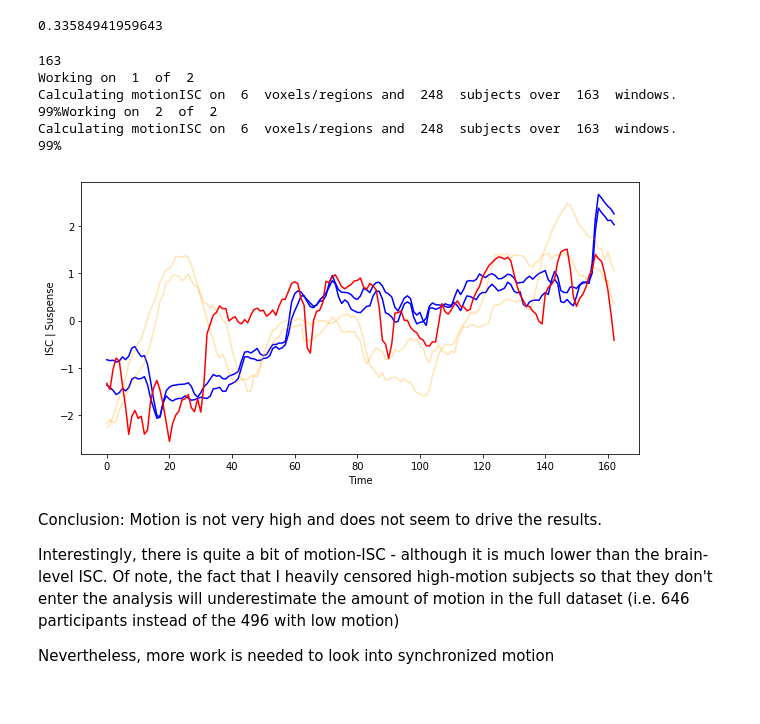
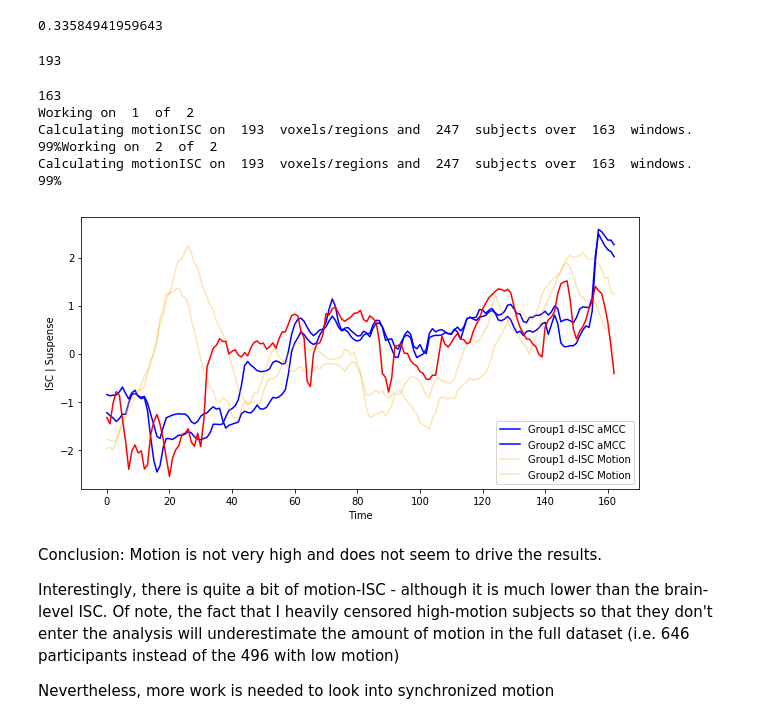
Before and after one commit to nomcomm/CamCanSuspenseISC_JMP, a Jupyter notebook: scripts/Schmaelzle_JMP_04_SupplementaryAnalyses.ipynb, the cells around one changed output. Cells and saved outputs as stored; diff of their text form; code cells hidden in the pictures.

```diff
--- a/scripts/Schmaelzle_JMP_04_SupplementaryAnalyses.ipynb
+++ b/scripts/Schmaelzle_JMP_04_SupplementaryAnalyses.ipynb
@@ -35,7 +36,7 @@ import matplotlib.pyplot as plt
 ### set up files
 # %%
 suspense_file         = '../data/avg_suspense.npy'
-dict_file             = '../data/timeseries_dictionary3.npy'
+dict_file             = '../data/timeseries_dictionary.npy'
 dyn_isc_file          = '../data/dyn_isc_dict.npy'
 shen_dictionary_file  = '../data/shen_dictionary.npy'
 shen_atlas_filename   =  '../data/shen_2mm_268_parcellation.nii'
@@ -63,19 +64,19 @@ n_subjs = len(subjs)
 n_tr, n_regions = read_dictionary[subjs[0]]['funcdata'].shape
 n_tr_rest, n_regions = read_dictionary[subjs[0]]['funcdata_rest'].shape
 
-ts_data = np.zeros((n_regions, n_tr, n_subjs))
-ts_data_undet = np.zeros((n_regions, n_tr, n_subjs))
-motion_data = np.zeros((6, n_tr, n_subjs))
+ts_data = np.zeros((n_tr, n_regions, n_subjs))
+ts_data_undet = np.zeros((n_tr, n_regions,n_subjs))
+motion_data = np.zeros((n_tr, 6, n_subjs))
 
 rest_list = []
 #re-create ts_data
 for curr_sub in range(n_subjs):
     curr_sub_name                = subjs[curr_sub]
-    ts_data[:,:, curr_sub]       = read_dictionary[curr_sub_name]['funcdata'].T
-    ts_data_undet[:,:, curr_sub] = read_dictionary[curr_sub_name]['funcdata_unfilt_undet_stand'].T
-    motion_data[:,:, curr_sub]   = read_dictionary[curr_sub_name]['motion'].T
+    ts_data[:,:, curr_sub]       = read_dictionary[curr_sub_name]['funcdata']
+    ts_data_undet[:,:, curr_sub] = read_dictionary[curr_sub_name]['funcdata_unfilt_undet_stand']
+    motion_data[:,:, curr_sub]   = read_dictionary[curr_sub_name]['motion']
     if np.asarray(read_dictionary[curr_sub_name]['funcdata_rest']).shape == (n_tr_rest, n_regions):
-        rest_list.append(read_dictionary[curr_sub_name]['funcdata_rest'].T)
+        rest_list.append(read_dictionary[curr_sub_name]['funcdata_rest'])
         #things are a bit cumbersome for the resting state data because - due to artifact control etc, different subjects pass the threshold
 
 
@@ -283,6 +286,10 @@ print(np.corrcoef(m1mean, m2mean)[0,1])
 # %% [output]
 [figure]
 0.33584941959643
+# %%
+motion_data.shape[0]
+# %% [output]
+193
 # %%
 winSize = 30
 step = 1
@@ -293,7 +300,7 @@ print(numOfChunks)
 subject_chunks = [[0, int(n_subjs/2)],
                   [int(n_subjs/2), n_subjs]]
 n_iterations = len(subject_chunks)
-dyn_motion_isc_result = np.zeros((n_iterations, motion_data.shape[0], numOfChunks))
+dyn_motion_isc_result = np.zeros((n_iterations, motion_data.shape[1], numOfChunks))
 
 sub_index = np.arange(n_subjs)
 np.random.shuffle(sub_index)
@@ -307,14 +314,14 @@ for curr_sample in range(n_iterations):
     D = motion_data[:,:,sub_index[people_to_use] ]
     print('Calculating motionISC on ', D.shape[0], ' voxels/regions and ', D.shape[2], ' subjects over ', numOfChunks, ' windows.'   )
 
-    slide_isc_node_seg_mean = np.zeros((motion_data.shape[0],numOfChunks))
+    slide_isc_node_seg_mean = np.zeros((motion_data.shape[1],numOfChunks))
     onsets = np.arange(0,numOfChunks*step, step)
 
     for curr_win in range(0,numOfChunks):
         #print(curr_win)
         this_onset = onsets[curr_win]
-        D_seg_data = D[:, this_onset:(this_onset+winSize), :]
-        ISC = brainiak.isfc.isc(D_seg_data, collapse_subj=True)
+        D_seg_data = D[this_onset:(this_onset+winSize), :, :]
+        ISC = camcan_isc(D_seg_data, summary_statistic=np.mean, verbose = False)
         ISC[np.isnan(ISC)] = 0
         slide_isc_node_seg_mean[:, curr_win] = ISC
 
@@ -326,30 +333,30 @@ for curr_sample in range(n_iterations):
 # %% [output]
 163
 Working on  1  of  2
-Calculating motionISC on  6  voxels/regions and  248  subjects over  163  windows.
+Calculating motionISC on  193  voxels/regions and  247  subjects over  163  windows.
 99%Working on  2  of  2
-Calculating motionISC on  6  voxels/regions and  248  subjects over  163  windows.
+Calculating motionISC on  193  voxels/regions and  247  subjects over  163  windows.
 99%
 # %%
 f = plt.figure(figsize=(10,5))
 ax1 = f.add_subplot(111)
 
 ax1.plot(scipy.stats.zscore(dyn_isc_result[0,14,:]),
          color = 'blue', label = 'Group1 d-ISC aMCC');
 ax1.plot(scipy.stats.zscore(dyn_isc_result[1,14,:]),
          color = 'blue', label = 'Group2 d-ISC aMCC');
 
 ax1.plot(scipy.stats.zscore(np.mean(dyn_motion_isc_result[0,:,:], axis=0).T),
          alpha = 0.3, color = 'orange', label = 'Group1 d-ISC Motion');
 ax1.plot(scipy.stats.zscore(np.mean(dyn_motion_isc_result[1,:,:], axis=0).T),
          alpha = 0.3, color = 'orange', label = 'Group2 d-ISC Motion');
 
 ax1.plot(scipy.signal.resample(scipy.stats.zscore(suspense), 163), color = 'red');
-
+plt.legend();
 plt.xlabel('Time');
 plt.ylabel('ISC | Suspense');
 # %% [output]
-[figure, old version]
+[figure, new version]
 # %% [markdown]
 Conclusion: Motion is not very high and does not seem to drive the results.
 
```
Also changed, not shown: parts of 14 cells of this notebook, 6 other files.
